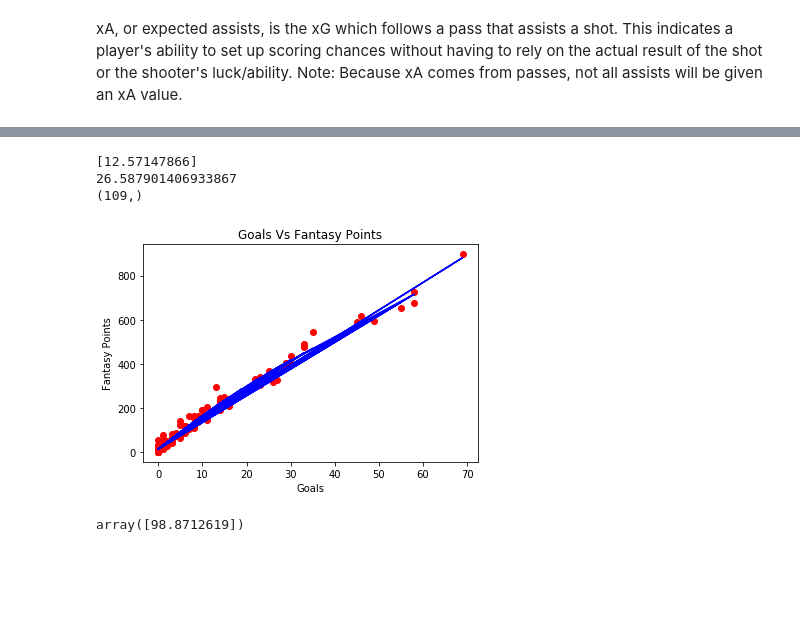
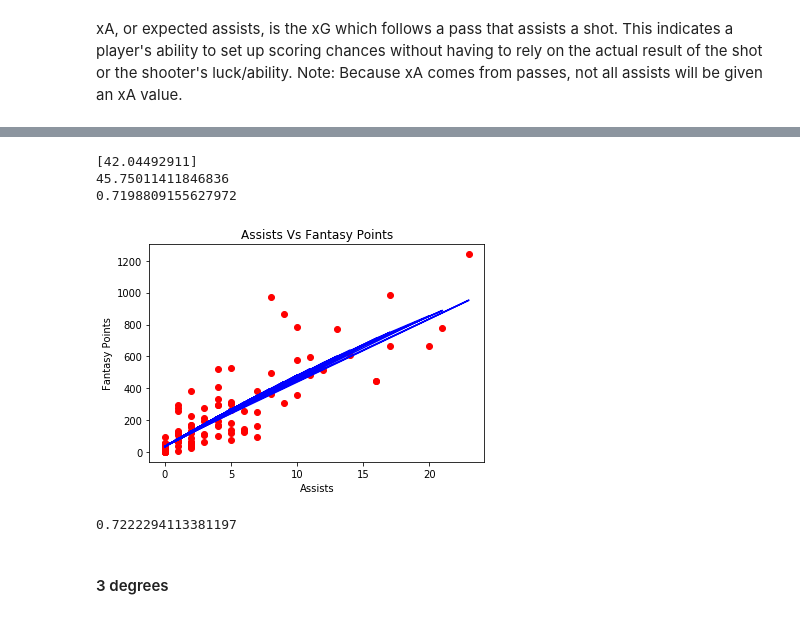
Before and after one commit to jbtrahin/soccer_masters, a Jupyter notebook: Forwards_Regression_Models.ipynb, the cells around one changed output, grey strips where cells are left out. Cells and saved outputs as stored; diff of their text form; code cells hidden in the pictures; blank space fills up the shorter version.

```diff
--- a/Forwards_Regression_Models.ipynb
+++ b/Forwards_Regression_Models.ipynb
@@ -15,0 +7,5 @@ FWD_17_20_df.head()
+# %%
+#FWD_17_20_df = pd.read_csv(Path('data/FWD_17_20_sum_df.csv'))
+#FWD_17_20_df = pd.read_csv(Path('data/FWD_17_20_avg_df.csv'))
+FWD_17_20_df = pd.read_csv(Path('data/Merged_FWD_17_20_sum_df.csv'))
+FWD_17_20_df
@@ -232,0 +304,16 @@ viz_linear()
+# %%
+poly_reg = PolynomialFeatures(degree=2)
+X_poly = poly_reg.fit_transform(X)
+pol_reg = LinearRegression()
+pol_reg.fit(X_poly, y)
+
+# Visualizing the Polymonial Regression results
+def viz_polymonial():
+    plt.scatter(X, y, color='red')
+    plt.plot(X, pol_reg.predict(poly_reg.fit_transform(X)), color='blue')
+    plt.title('Goals Vs Fantasy Points')
+    plt.xlabel('Goals')
+    plt.ylabel('Fantasy Points')
+    plt.show()
+    return
+viz_polymonial()
@@ -237,0 +370,18 @@ array([95.73103401])
+# %%
+X = FWD_17_20_df.Ast.values.reshape(-1, 1)
+y = FWD_17_20_df.FantPts
+# %%
+# Fitting Linear Regression to the dataset
+lin_reg = LinearRegression()
+lin_reg.fit(X, y)
+
+# Visualizing the Linear Regression results
+def viz_linear():
+    plt.scatter(X, y, color='red')
+    plt.plot(X, lin_reg.predict(X), color='blue')
+    plt.title('Assists Vs Fantasy Points')
+    plt.xlabel('Assists')
+    plt.ylabel('Fantasy Points')
+    plt.show()
+    return
+viz_linear()
@@ -238,34 +390,40 @@ array([95.73103401])
 # %%
+# Predicting a new result with Linear Regression
+model_pred = lin_reg.predict(X)
 model = LinearRegression()
 model.fit(X, y)
 y_pred = model.predict(X)
 print(model.coef_)
 print(model.intercept_)
-print(y_pred.shape)
+#print(y_pred.shape)
+print(r2_score(y, model_pred))
 # %% [output]
-[12.57147866]
-26.587901406933867
-(109,)
+[42.04492911]
+45.75011411846836
+0.7198809155627972
 # %%
-poly_reg = PolynomialFeatures(degree=4)
+poly_reg = PolynomialFeatures(degree=2)
 X_poly = poly_reg.fit_transform(X)
 pol_reg = LinearRegression()
 pol_reg.fit(X_poly, y)
 
 # Visualizing the Polymonial Regression results
 def viz_polymonial():
     plt.scatter(X, y, color='red')
     plt.plot(X, pol_reg.predict(poly_reg.fit_transform(X)), color='blue')
-    plt.title('Goals Vs Fantasy Points')
-    plt.xlabel('Goals')
+    plt.title('Assists Vs Fantasy Points')
+    plt.xlabel('Assists')
     plt.ylabel('Fantasy Points')
     plt.show()
     return
 viz_polymonial()
 # %% [output]
-[figure, old version]
+[figure, new version]
 # %%
 # Predicting a new result with Polymonial Regression
-pol_reg.predict(poly_reg.fit_transform([[5.5]]))
+y_pred = pol_reg.predict(X_poly)
+print(r2_score(y, y_pred))
 # %% [output]
-array([98.8712619])
+0.7222294113381197
+# %% [markdown]
+#### 3 degrees
```
Also changed, not shown: parts of 68 cells of this notebook.
